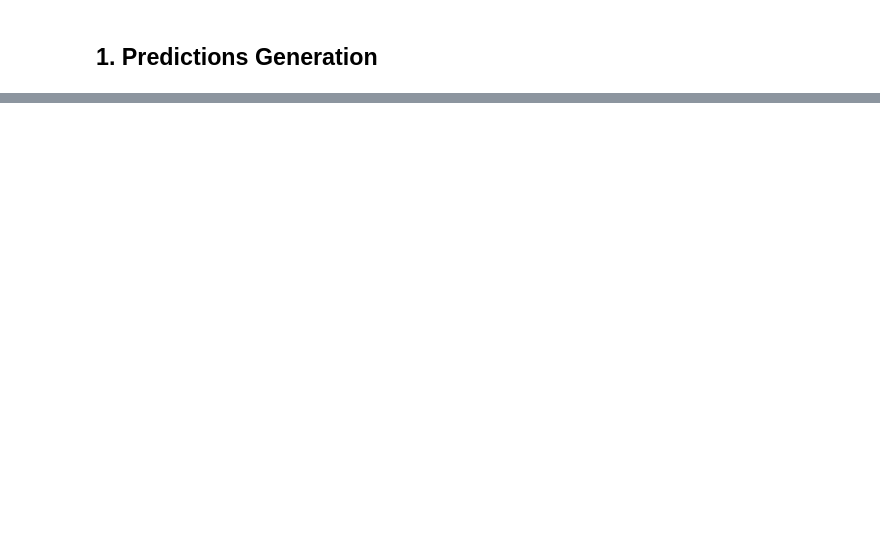
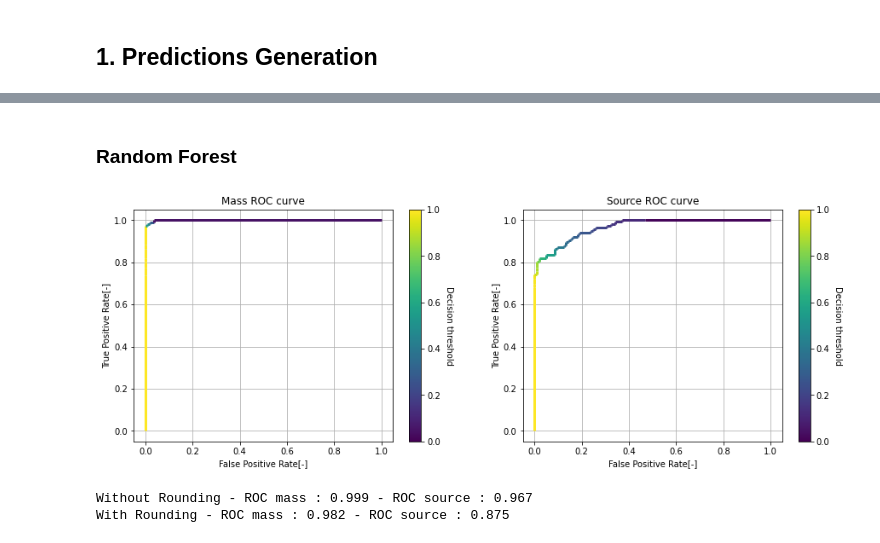
Before and after one commit to emmahoggett/Error_class_lenstronomy, a Jupyter notebook: Simulations/blending.ipynb, the cells around one changed output, grey strips where cells are left out. Saved outputs shown, nothing was run; the diff lists cells and outputs as text; code cells hidden in the pictures; blank space fills up the shorter version.

```diff
--- a/Simulations/blending.ipynb
+++ b/Simulations/blending.ipynb
@@ -332,0 +379,41 @@ for key in classifiers:
+# %% [markdown]
+
+### Random Forest
+# %%
+# calculate roc curves
+ns_fpr, ns_tpr, ns_thres = roc_curve(mass_final['label'], mass_final['RandomForest'])
+lr_fpr, lr_tpr, lr_thres = roc_curve(source_final['label'], source_final['RandomForest'])
+# plot the roc curve for the model
+
+plt.figure(figsize=(15,5))
+plt.subplot(121)
+lc = colorline(ns_fpr, ns_tpr, ns_thres, cmap=plt.get_cmap('viridis'))
+plt.title('Mass ROC curve')
+cbar = plt.colorbar(lc)
+cbar.ax.get_yaxis().labelpad = 15
+cbar.ax.set_ylabel('Decision threshold', rotation=270)
+plt.xlabel('False Positive Rate[-]')
+plt.ylabel('True Positive Rate[-]')
+plt.grid()
+
+plt.subplot(122)
+lc = colorline(lr_fpr, lr_tpr,  lr_thres, cmap=plt.get_cmap('viridis'))
+cbar = plt.colorbar(lc)
+cbar.ax.get_yaxis().labelpad = 15
+cbar.ax.set_ylabel('Decision threshold', rotation=270)
+plt.title('Source ROC curve')
+plt.xlabel('False Positive Rate[-]')
+plt.ylabel('True Positive Rate[-]')
+plt.grid()
+plt.savefig("figures/blending/RandomForest.png")
+# show the plot
+plt.show()
+
+print('Without Rounding - ROC mass : {:.3f} - ROC source : {:.3f}'.format(roc_auc_score(mass_final['label'], mass_final['RandomForest']),
+                                                                       roc_auc_score(source_final['label'], source_final['RandomForest'])))
+print('With Rounding - ROC mass : {:.3f} - ROC source : {:.3f}'.format(roc_auc_score(mass_final['label'], np.round(mass_final['RandomForest'])),
+                                                                       roc_auc_score(source_final['label'], np.round(source_final['RandomForest']))))
+# %% [output]
+[figure, added]
+Without Rounding - ROC mass : 0.999 - ROC source : 0.967
+With Rounding - ROC mass : 0.982 - ROC source : 0.875
```
Also changed, not shown: parts of 46 cells of this notebook, 8 other files.
